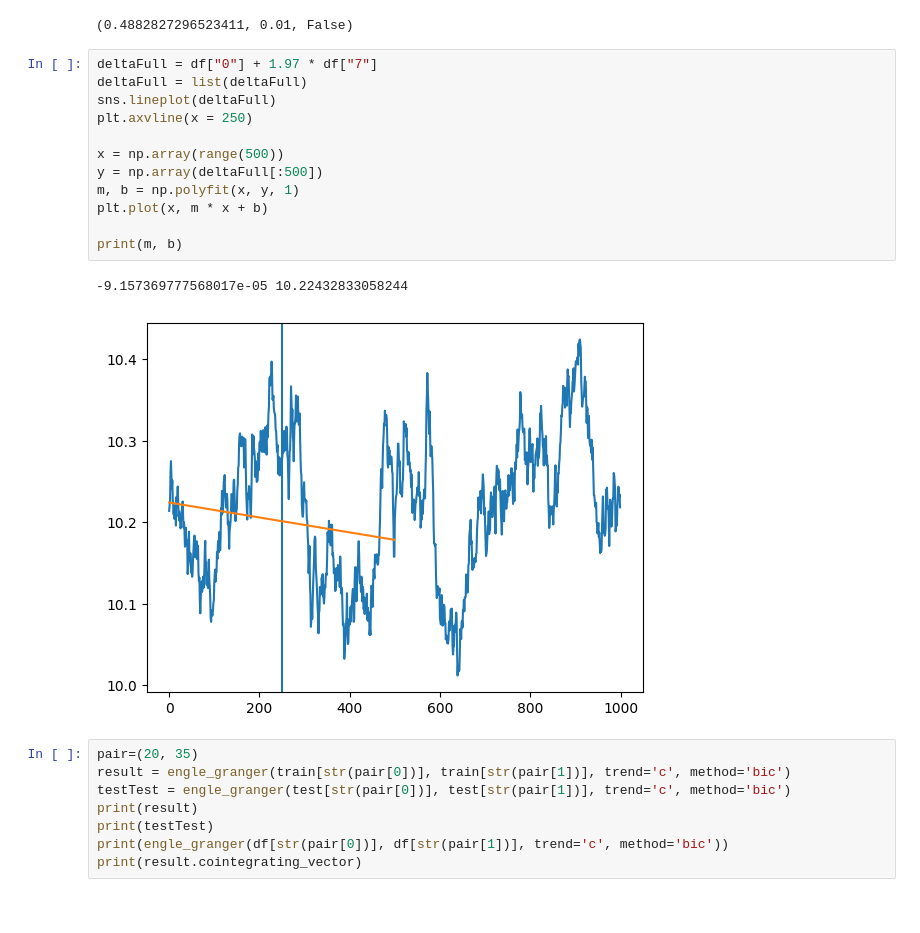
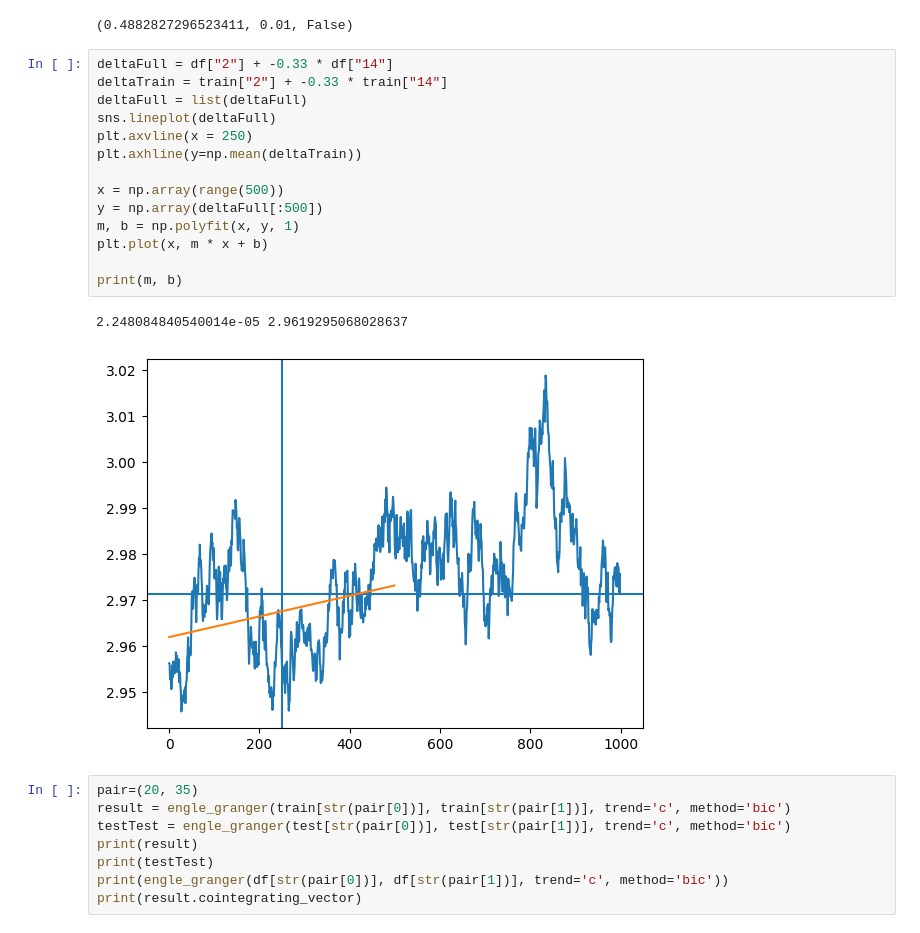
Before and after one commit to Troppydash/algothon, a Jupyter notebook: da/khang_pairs.ipynb, the cells around one changed output. Cells and saved outputs as stored; diff of their text form.

```diff
--- a/da/khang_pairs.ipynb
+++ b/da/khang_pairs.ipynb
@@ -188,20 +188,22 @@ look-up table. The actual p-value is smaller than the p-value returned.
   kpsstest = stattools.kpss(series, regression="c", nlags="auto")
 (0.4882827296523411, 0.01, False)
 # %%
-deltaFull = df["0"] + 1.97 * df["7"]
+deltaFull = df["2"] + -0.33 * df["14"]
+deltaTrain = train["2"] + -0.33 * train["14"]
 deltaFull = list(deltaFull)
 sns.lineplot(deltaFull)
 plt.axvline(x = 250)
+plt.axhline(y=np.mean(deltaTrain))
 
 x = np.array(range(500))
 y = np.array(deltaFull[:500])
 m, b = np.polyfit(x, y, 1)
 plt.plot(x, m * x + b)
 
 print(m, b)
 # %% [output]
--9.157369777568017e-05 10.22432833058244
+2.248084840540014e-05 2.9619295068028637
-[figure, old version]
+[figure, new version]
 # %%
 pair=(20, 35)
 result = engle_granger(train[str(pair[0])], train[str(pair[1])], trend='c', method='bic')
```
Also changed, not shown: 1 other file.
